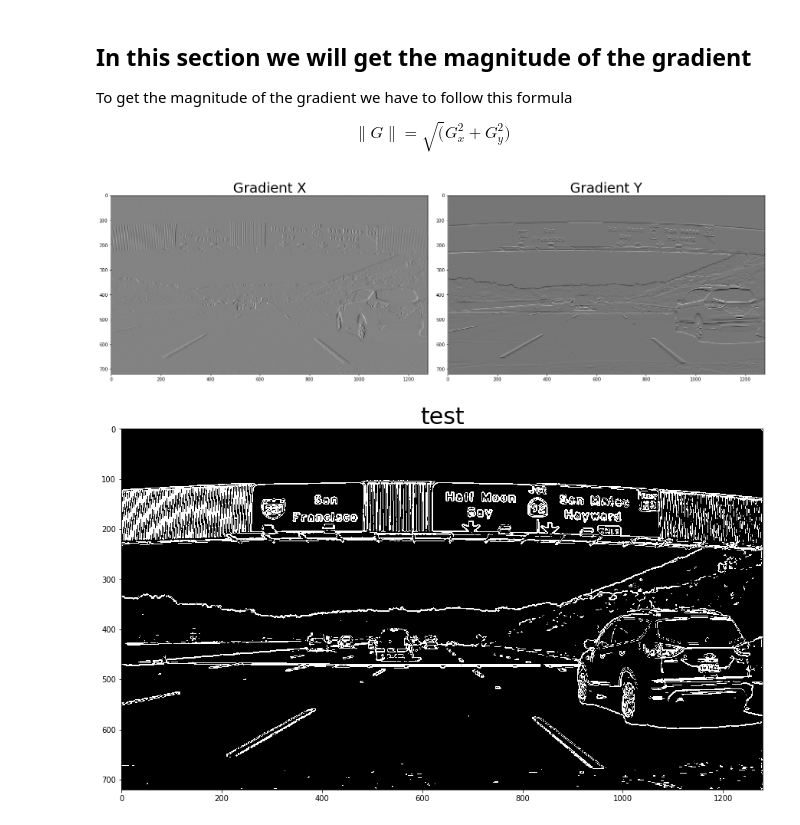
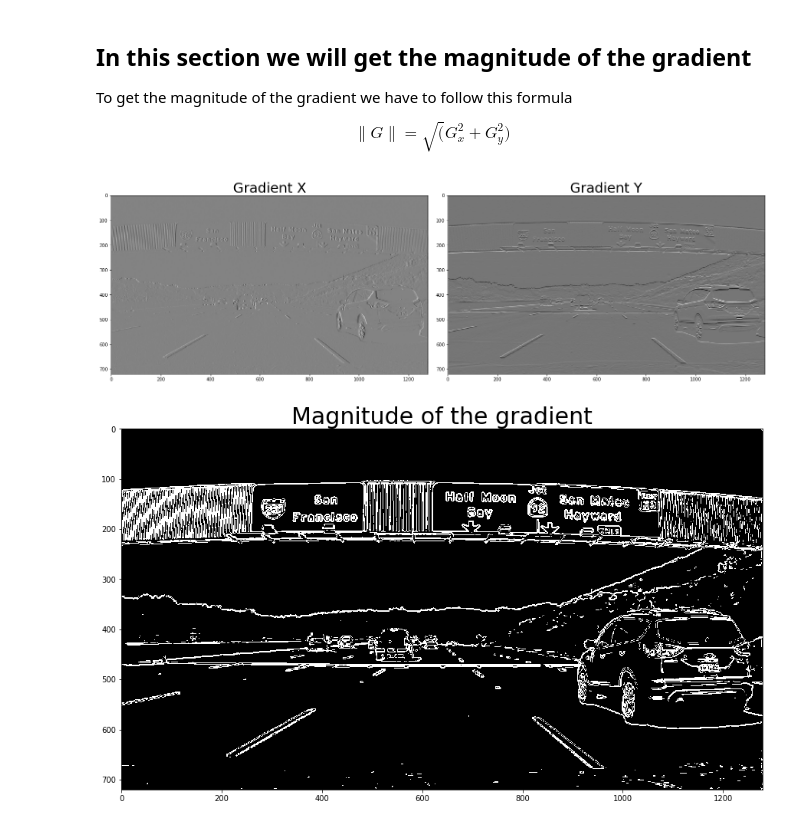
Before and after one commit to CheloGE/CarND-Tinker_with_Sobel_operator, a Jupyter notebook: Sobel Tinkering.ipynb, the cells around one changed output. Drawn from its saved outputs; the diff is of its cells as text; code cells hidden in the pictures.

```diff
--- a/Sobel Tinkering.ipynb
+++ b/Sobel Tinkering.ipynb
@@ -106,16 +106,16 @@ def mag_thresh2(img, sobel_kernel=3, mag_thresh=(0, 255)):
 # %%
 # Plot the result
 f, (ax1, ax2) = plt.subplots(1, 2, figsize=(20, 9))
 f.tight_layout()
 ax1.imshow(Gx, cmap='gray')
 ax1.set_title('Gradient X', fontsize=30)
 ax2.imshow(Gy, cmap='gray')
 ax2.set_title('Gradient Y', fontsize=30)
 plt.subplots_adjust(left=0., right=1, top=0.9, bottom=0.)
 
 plt.figure(2, figsize=(15,15))
-plt.title('test', fontsize=30)
+plt.title('Magnitude of the gradient', fontsize=30)
 plt.imshow(mag_thresh(image, Gx, Gy, mag_thresh=(30,100)), cmap='gray');
 # %% [output]
 [figure]
-[figure, old version]
+[figure, new version]
```
